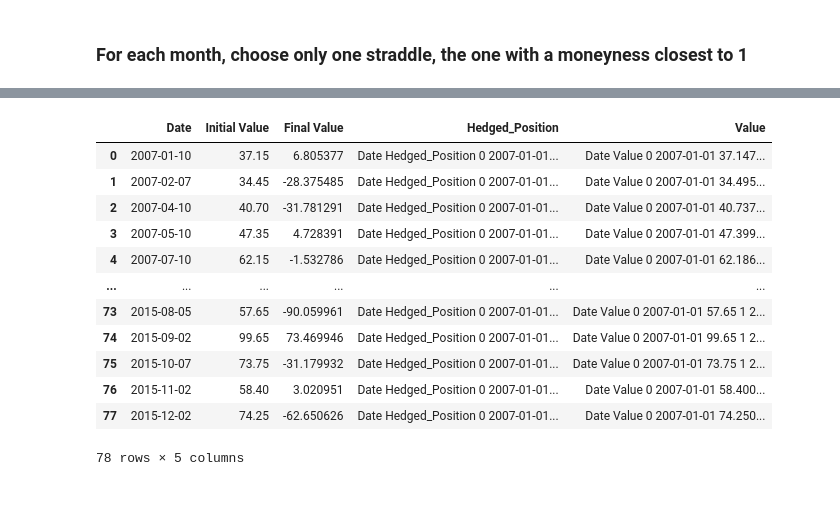
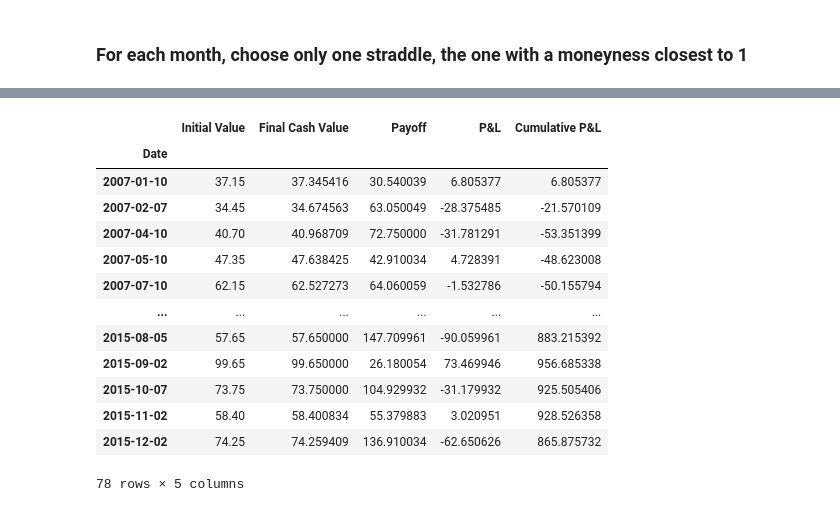
Before and after one commit to BenjaminSeguin/Straddle_hedging_project, a Jupyter notebook: main.ipynb, the cells around one changed output, grey strips where cells are left out. Cells and saved outputs as stored; diff of their text form; code cells hidden in the pictures.

Commit message:
delta hedge straddles done

```diff
--- a/main.ipynb
+++ b/main.ipynb
@@ -228,20 +200,23 @@ See the caveats in the documentation: https://pandas.pydata.org/pandas-docs/stab
 # %%
 # No transaction cost, training P&L
 profit_no_cost_train = delta_hedging(first_straddles_monthly_train, option_df_train, real_market_df, transaction_cost=0)
+profit_no_cost_train.set_index('Date', inplace=True)
+profit_no_cost_train['Cumulative P&L'] = profit_no_cost_train['P&L'].cumsum()
 profit_no_cost_train
 # %% [output]
-|  | Date | Initial Value | Final Value | Hedged_Position | Value |
-| 0 | 2007-01-10 | 37.15 | 6.805377 | Date Hedged_Position 0 2007-01-01... | Date Value 0 2007-01-01 37.147... |
-| 1 | 2007-02-07 | 34.45 | -28.375485 | Date Hedged_Position 0 2007-01-01... | Date Value 0 2007-01-01 34.495... |
-| 2 | 2007-04-10 | 40.70 | -31.781291 | Date Hedged_Position 0 2007-01-01... | Date Value 0 2007-01-01 40.737... |
-| 3 | 2007-05-10 | 47.35 | 4.728391 | Date Hedged_Position 0 2007-01-01... | Date Value 0 2007-01-01 47.399... |
-| 4 | 2007-07-10 | 62.15 | -1.532786 | Date Hedged_Position 0 2007-01-01... | Date Value 0 2007-01-01 62.186... |
+|  | Initial Value | Final Cash Value | Payoff | P&L | Cumulative P&L |
+| Date |  |  |  |  |  |
+| 2007-01-10 | 37.15 | 37.345416 | 30.540039 | 6.805377 | 6.805377 |
+| 2007-02-07 | 34.45 | 34.674563 | 63.050049 | -28.375485 | -21.570109 |
+| 2007-04-10 | 40.70 | 40.968709 | 72.750000 | -31.781291 | -53.351399 |
+| 2007-05-10 | 47.35 | 47.638425 | 42.910034 | 4.728391 | -48.623008 |
+| 2007-07-10 | 62.15 | 62.527273 | 64.060059 | -1.532786 | -50.155794 |
 | ... | ... | ... | ... | ... | ... |
-| 73 | 2015-08-05 | 57.65 | -90.059961 | Date Hedged_Position 0 2007-01-01... | Date Value 0 2007-01-01 57.65 1 2... |
-| 74 | 2015-09-02 | 99.65 | 73.469946 | Date Hedged_Position 0 2007-01-01... | Date Value 0 2007-01-01 99.65 1 2... |
-| 75 | 2015-10-07 | 73.75 | -31.179932 | Date Hedged_Position 0 2007-01-01... | Date Value 0 2007-01-01 73.75 1 2... |
-| 76 | 2015-11-02 | 58.40 | 3.020951 | Date Hedged_Position 0 2007-01-01... | Date Value 0 2007-01-01 58.400... |
-| 77 | 2015-12-02 | 74.25 | -62.650626 | Date Hedged_Position 0 2007-01-01... | Date Value 0 2007-01-01 74.250... |
+| 2015-08-05 | 57.65 | 57.650000 | 147.709961 | -90.059961 | 883.215392 |
+| 2015-09-02 | 99.65 | 99.650000 | 26.180054 | 73.469946 | 956.685338 |
+| 2015-10-07 | 73.75 | 73.750000 | 104.929932 | -31.179932 | 925.505406 |
+| 2015-11-02 | 58.40 | 58.400834 | 55.379883 | 3.020951 | 928.526358 |
+| 2015-12-02 | 74.25 | 74.259409 | 136.910034 | -62.650626 | 865.875732 |
 78 rows × 5 columns
 # %%
 # Transaction cost, testing P&L
```
Also changed, not shown: parts of 12 cells of this notebook, 1 other file.
